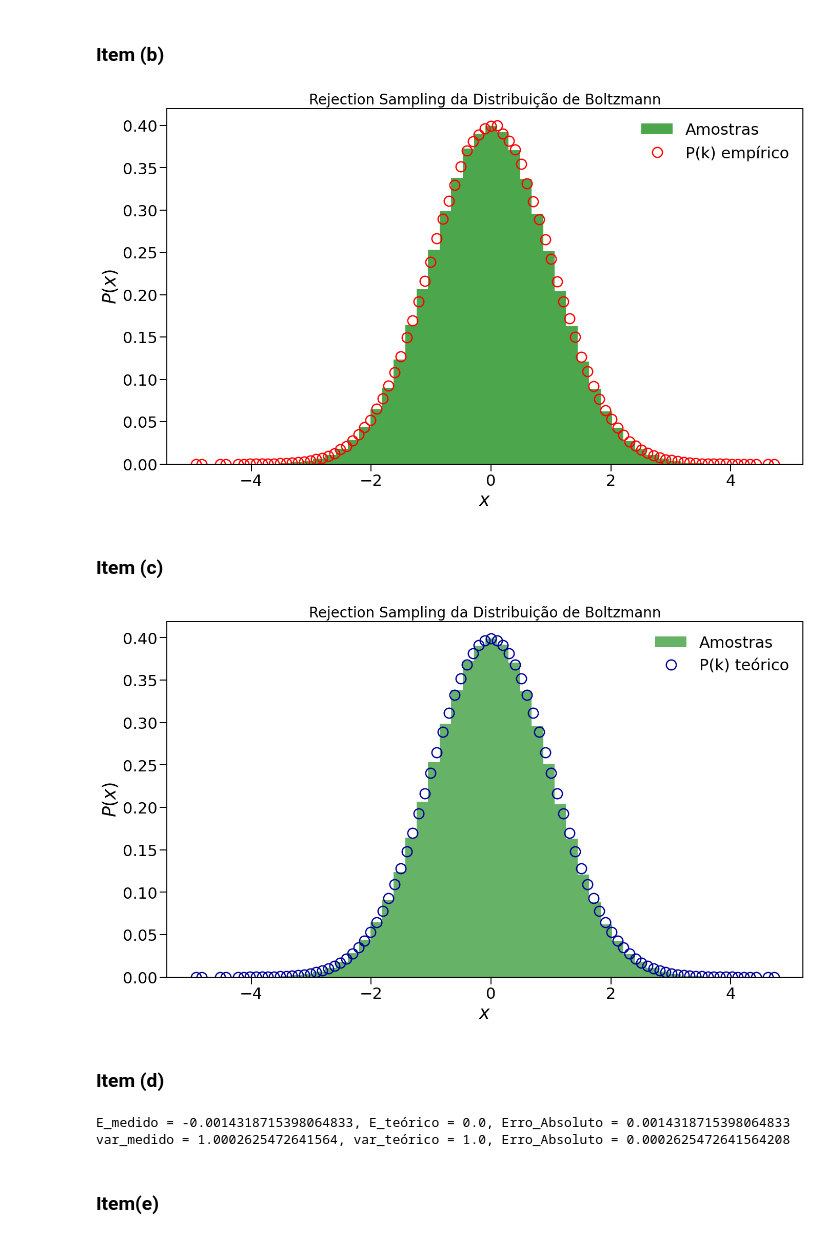
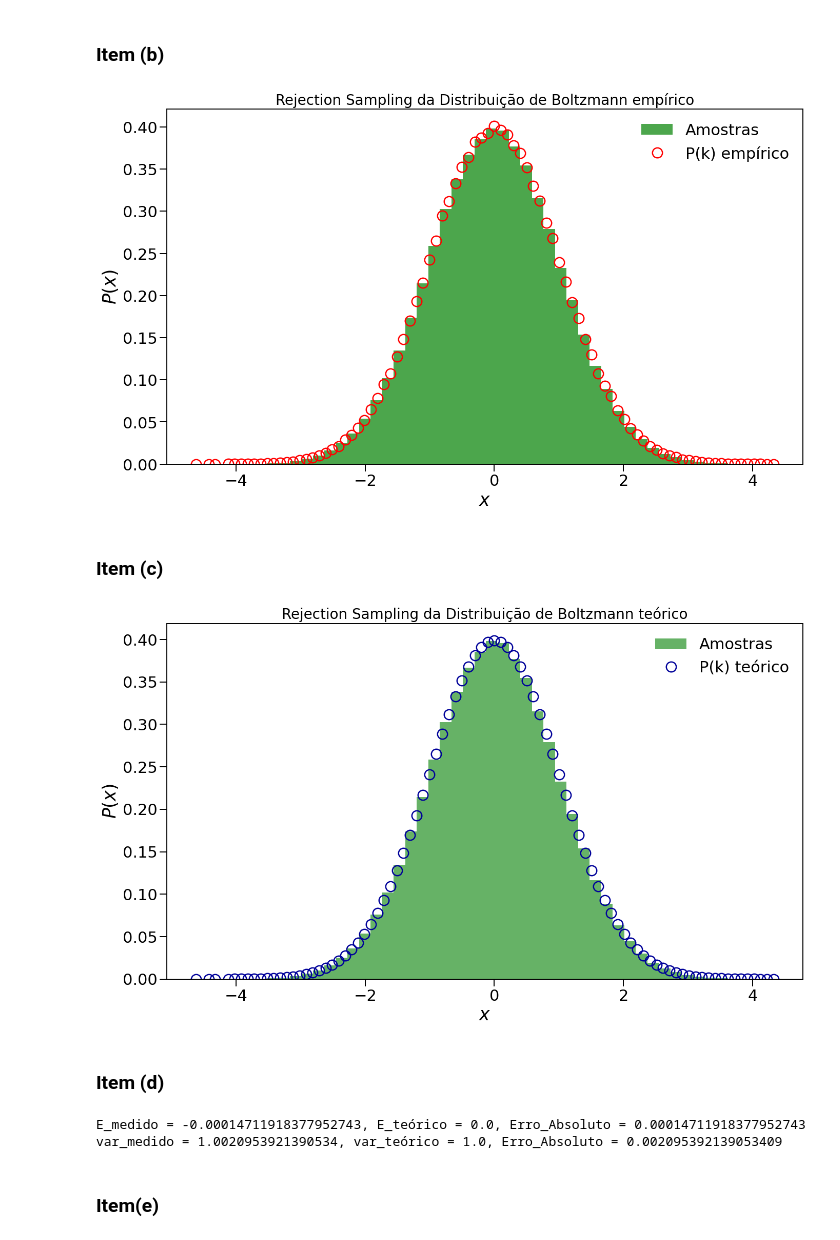
Before and after one commit to JuniorAlencar/TopFisTeo2024.2, a Jupyter notebook: Lista_1/questões/Question1.ipynb, the cells around one changed output. Cells and saved outputs as stored; diff of their text form; code cells hidden in the pictures.

Commit message:
Update questão 1

```diff
--- a/Lista_1/questões/Question1.ipynb
+++ b/Lista_1/questões/Question1.ipynb
@@ -1,7 +0,0 @@
-# %%
-from src.question1 import *
-import matplotlib as mpl
-mpl.rcParams['axes.linewidth'] = 1.4 #set the value globally
-from matplotlib.ticker import (MultipleLocator, AutoMinorLocator)
-import matplotlib.ticker as ticker
-import matplotlib.pyplot as plt
@@ -49,11 +44,11 @@ para fornecer uma ferramenta visual adicional de comparação entre a distribui
 # Item (a) <---------------
 # Determina largura da gaussiana
 a = 10
-n_samples = 10**6
+n_samples = 5*10**5
 M = 50
 # Retorna lista de valores aceitos
-#samples = rejection_sampling(n_samples, a)
-samples = rejection_sampling(n_samples, a, M)
+
+samples = rejection_sampling(n_samples, a, M, P, g)
 print('Amostras aceitas para distribuição de Boltzmann (Rejection samples)')
 #print(samples)
 # %% [output]
@@ -63,21 +58,22 @@ Amostras aceitas para distribuição de Boltzmann (Rejection samples)
 # %%
 # Item (b) - Plot do Histograma <---------------
 m = 200 # número de bins na distribuição
 # x_aceito e p(x_aceito) empíricos
 k_data, Pk_data = distribution_data(samples, a, m)
 fig = plt.subplots(figsize=(16, 9))
 plt.hist(samples, bins=50, density=True, alpha=0.7, label="Amostras", color='green')
 plt.plot(k_data, Pk_data, 'o', label='P(k) empírico', mfc = "None", mec = "red", ms=14, mew=1.8)
 #plt.plot(x, P(x) / sum(P(x)), label="Distribuição alvo (não normalizada)", color='red')
 #plt.plot(samples, P(samples) / sum(P(samples)), label="Distribuição alvo (não normalizada)", color='red')
 plt.legend(prop={"size": 22}, fancybox=True, framealpha=0.0)
 plt.xlabel(r"$x$", size=25)
 plt.ylabel(r"$P(x)$", size=25)
-plt.title("Rejection Sampling da Distribuição de Boltzmann", size=20)
+plt.title("Rejection Sampling da Distribuição de Boltzmann empírico", size=20)
 plt.tick_params('both', width=1.4, length=10, labelsize=22)
+plt.savefig("results/Questão1/RejectionEmpirico.pdf")
 plt.show()
 # %% [output]
-[figure, old version]
+[figure, new version]
 # %% [markdown]
 ### **Item (c)**
 # %%
@@ -92,11 +88,12 @@ plt.plot(k_data, Pk_teo, 'o', label='P(k) teórico', mfc = "None", mec = "#00019
 plt.legend(prop={"size": 22}, fancybox=True, framealpha=0.0)
 plt.xlabel(r"$x$", size=25)
 plt.ylabel(r"$P(x)$", size=25)
-plt.title("Rejection Sampling da Distribuição de Boltzmann", size=20)
+plt.title("Rejection Sampling da Distribuição de Boltzmann teórico", size=20)
 plt.tick_params('both', width=1.4, length=10, labelsize=22)
+plt.savefig("results/Questão1/RejectionTeorico.pdf")
 plt.show()
 # %% [output]
-[figure, old version]
+[figure, new version]
 # %% [markdown]
 ### **Item (d)**
 # %%
@@ -112,8 +109,8 @@ Err_var = abs(var - var_teo)
 print(f'E_medido = {E}, E_teórico = {E_teo}, Erro_Absoluto = {Err_E}')
 print(f'var_medido = {var}, var_teórico = {var_teo}, Erro_Absoluto = {Err_var}')
 # %% [output]
-E_medido = -0.0014318715398064833, E_teórico = 0.0, Erro_Absoluto = 0.0014318715398064833
-var_medido = 1.0002625472641564, var_teórico = 1.0, Erro_Absoluto = 0.0002625472641564208
+E_medido = -0.00014711918377952743, E_teórico = 0.0, Erro_Absoluto = 0.00014711918377952743
+var_medido = 1.0020953921390534, var_teórico = 1.0, Erro_Absoluto = 0.002095392139053409
 # %% [markdown]
 ### **Item(e)**
 # %%
```
Also changed, not shown: parts of 2 cells of this notebook, 6 other files.
